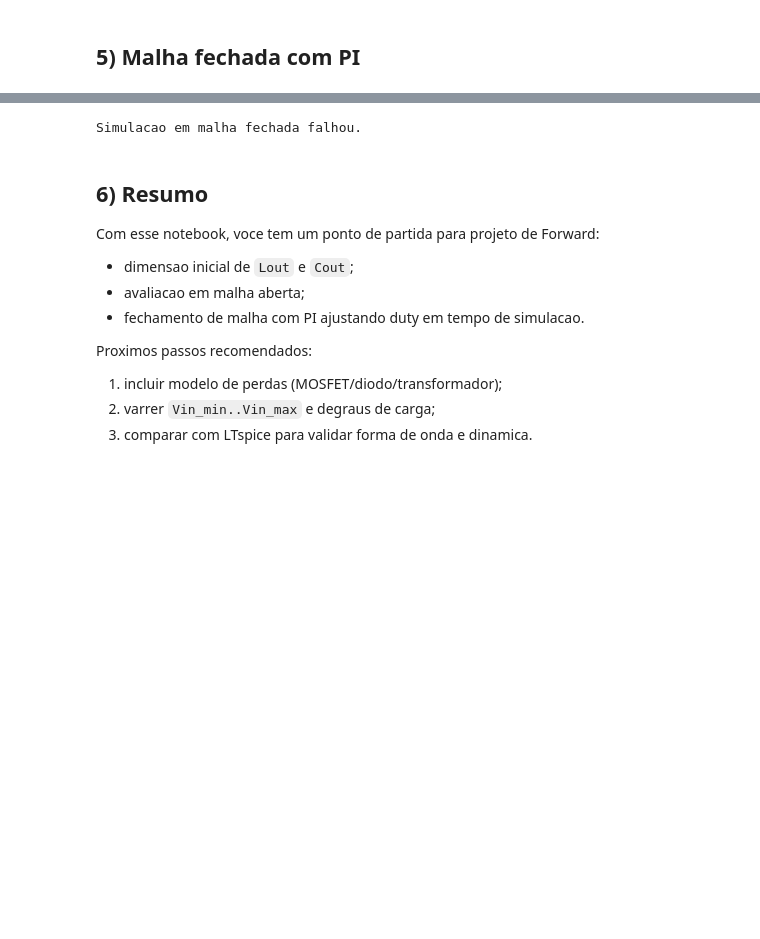
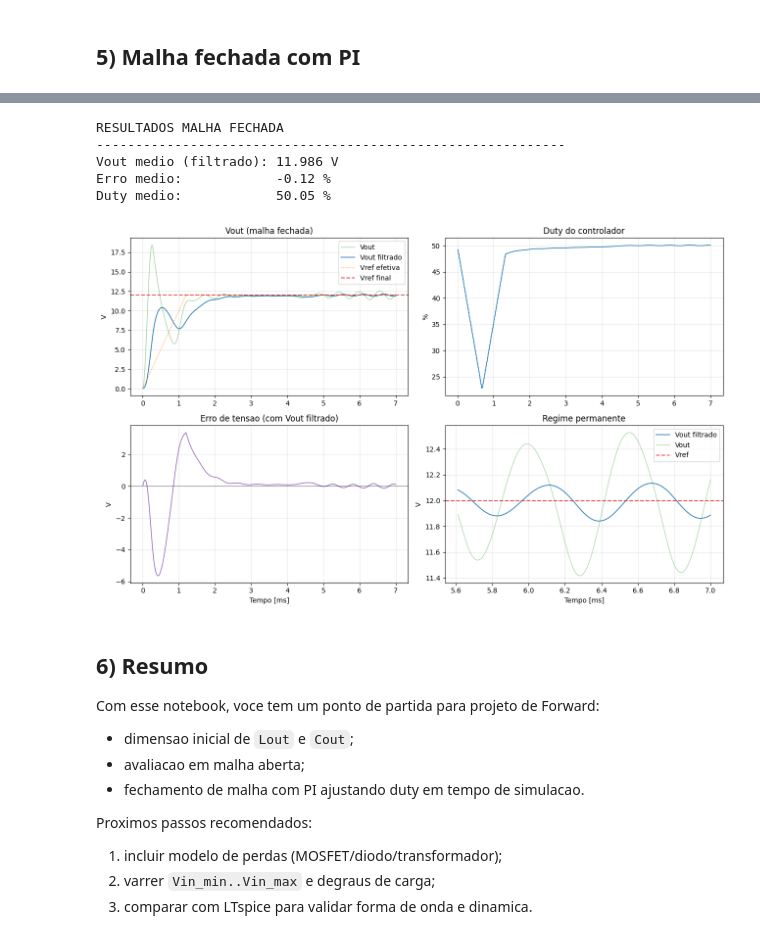
Before and after one commit to lgili/Pulsim, a Jupyter notebook: examples/notebooks/forward_converter_design.ipynb, the cells around one changed output, grey strips where cells are left out. Saved outputs shown, nothing was run; the diff lists cells and outputs as text; code cells hidden in the pictures; blank space fills up the shorter version.

```diff
--- a/examples/notebooks/forward_converter_design.ipynb
+++ b/examples/notebooks/forward_converter_design.ipynb
@@ -300,9 +305,9 @@ Simulacao de malha aberta falhou.
 # %% [markdown]
 ## 5) Malha fechada com PI
 # %%
-# Ganhos iniciais (ajuste fino pode ser necessario)
-Kp = 0.015
-Ki = 120.0
+# Ganhos iniciais (tuning mais conservador para robustez)
+Kp = 0.004
+Ki = 20.0
 
 D_CTRL_MIN = 0.05
 D_CTRL_MAX = 0.65
@@ -444,11 +534,13 @@ msg: Falha no periodo 29: Transient failed at t=0.000300: Max iterations reached
 if res_cl["success"] and len(res_cl["vout"]) > 0:
     t_cl = res_cl["time"]
     v_cl = res_cl["vout"]
+    v_f_cl = res_cl.get("vout_filtered", v_cl)
     d_cl = res_cl["duty"]
     e_cl = res_cl["error"]
+    vref_eff = res_cl.get("vref_eff", np.full_like(v_cl, Vout_ref))
 
     i0 = int(0.8 * len(v_cl))
-    vss = v_cl[i0:]
+    vss = v_f_cl[i0:]
     dss = d_cl[i0:]
 
     vout_mean_cl = float(np.mean(vss))
@@ -457,44 +549,53 @@ if res_cl["success"] and len(res_cl["vout"]) > 0:
 
     print("RESULTADOS MALHA FECHADA")
     print("-" * 60)
-    print(f"Vout medio: {vout_mean_cl:.3f} V")
-    print(f"Erro medio: {err_pct_cl:+.2f} %")
-    print(f"Duty medio: {100*duty_mean_cl:.2f} %")
+    print(f"Vout medio (filtrado): {vout_mean_cl:.3f} V")
+    print(f"Erro medio:            {err_pct_cl:+.2f} %")
+    print(f"Duty medio:            {100*duty_mean_cl:.2f} %")
 
     fig, ax = plt.subplots(2, 2, figsize=(13, 8))
 
-    ax[0, 0].plot(t_cl, v_cl, color="tab:green", lw=1.1)
-    ax[0, 0].axhline(Vout_ref, color="tab:red", ls="--", alpha=0.8)
+    ax[0, 0].plot(t_cl, v_cl, color="tab:green", lw=1.0, alpha=0.45, label="Vout")
+    ax[0, 0].plot(t_cl, v_f_cl, color="tab:blue", lw=1.2, label="Vout filtrado")
+    ax[0, 0].plot(t_cl, vref_eff, color="tab:orange", ls=":", lw=1.0, label="Vref efetiva")
+    ax[0, 0].axhline(Vout_ref, color="tab:red", ls="--", alpha=0.8, label="Vref final")
     ax[0, 0].set_title("Vout (malha fechada)")
     ax[0, 0].set_ylabel("V")
     ax[0, 0].grid(alpha=0.3)
+    ax[0, 0].legend()
 
     ax[0, 1].plot(t_cl, 100.0 * d_cl, color="tab:blue", lw=1.1)
     ax[0, 1].set_title("Duty do controlador")
     ax[0, 1].set_ylabel("%")
     ax[0, 1].grid(alpha=0.3)
 
     ax[1, 0].plot(t_cl, e_cl, color="tab:purple", lw=1.1)
     ax[1, 0].axhline(0.0, color="k", lw=0.8, alpha=0.5)
-    ax[1, 0].set_title("Erro de tensao")
+    ax[1, 0].set_title("Erro de tensao (com Vout filtrado)")
     ax[1, 0].set_xlabel("Tempo [ms]")
     ax[1, 0].set_ylabel("V")
     ax[1, 0].grid(alpha=0.3)
 
-    ax[1, 1].plot(t_cl[i0:], v_cl[i0:], color="tab:green", lw=1.2, label="Vout")
+    ax[1, 1].plot(t_cl[i0:], v_f_cl[i0:], color="tab:blue", lw=1.2, label="Vout filtrado")
+    ax[1, 1].plot(t_cl[i0:], v_cl[i0:], color="tab:green", lw=0.9, alpha=0.45, label="Vout")
     ax[1, 1].axhline(Vout_ref, color="tab:red", ls="--", alpha=0.8, label="Vref")
     ax[1, 1].set_title("Regime permanente")
     ax[1, 1].set_xlabel("Tempo [ms]")
     ax[1, 1].set_ylabel("V")
     ax[1, 1].grid(alpha=0.3)
     ax[1, 1].legend()
 
     plt.tight_layout()
     plt.show()
 else:
     print("Simulacao em malha fechada falhou.")
 # %% [output]
-Simulacao em malha fechada falhou.
+RESULTADOS MALHA FECHADA
+------------------------------------------------------------
+Vout medio (filtrado): 11.986 V
+Erro medio:            -0.12 %
+Duty medio:            50.05 %
+[figure, added]
 # %% [markdown]
 ## 6) Resumo
 
```
Also changed, not shown: parts of 6 cells of this notebook, 9 other files.
